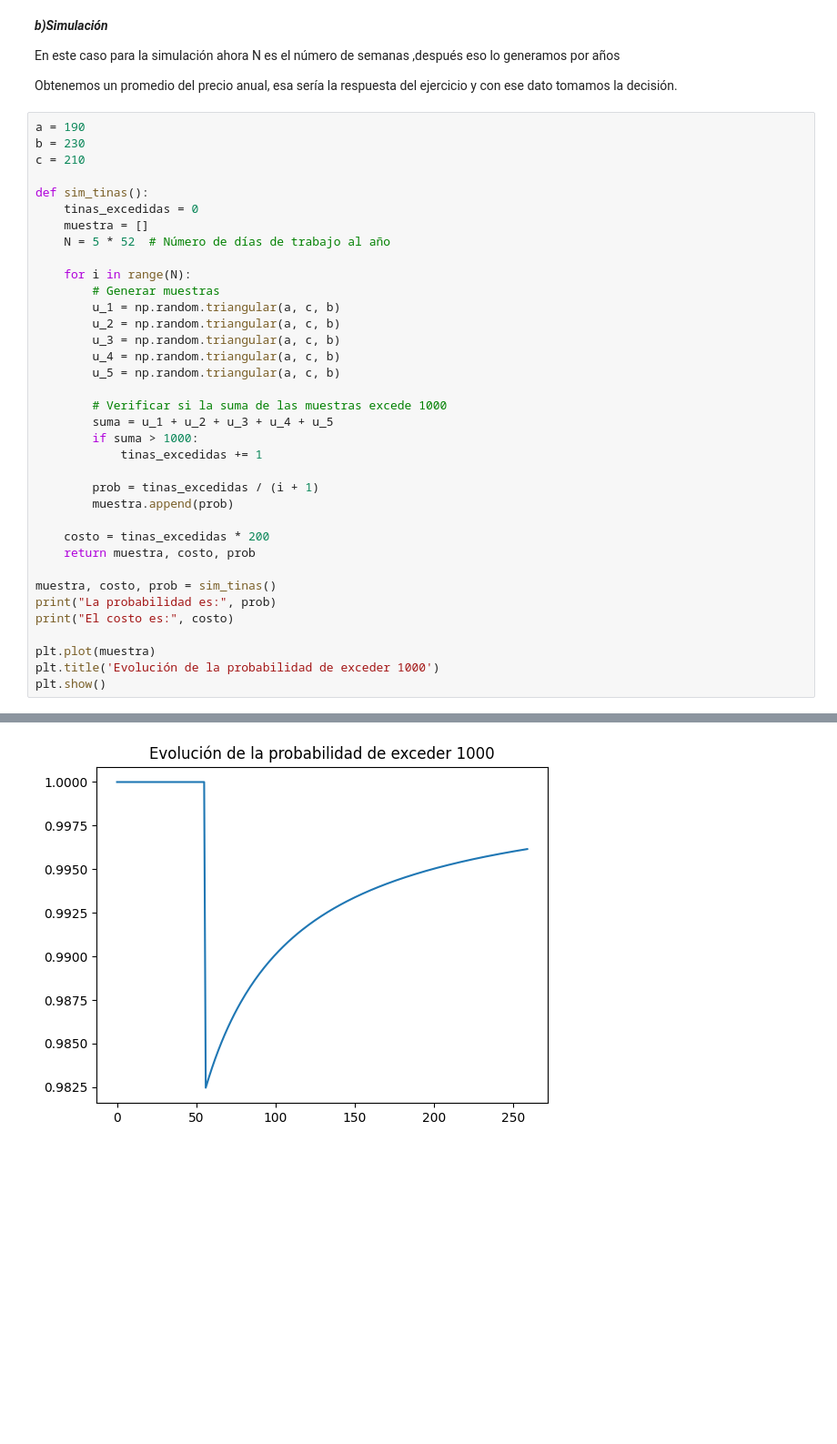
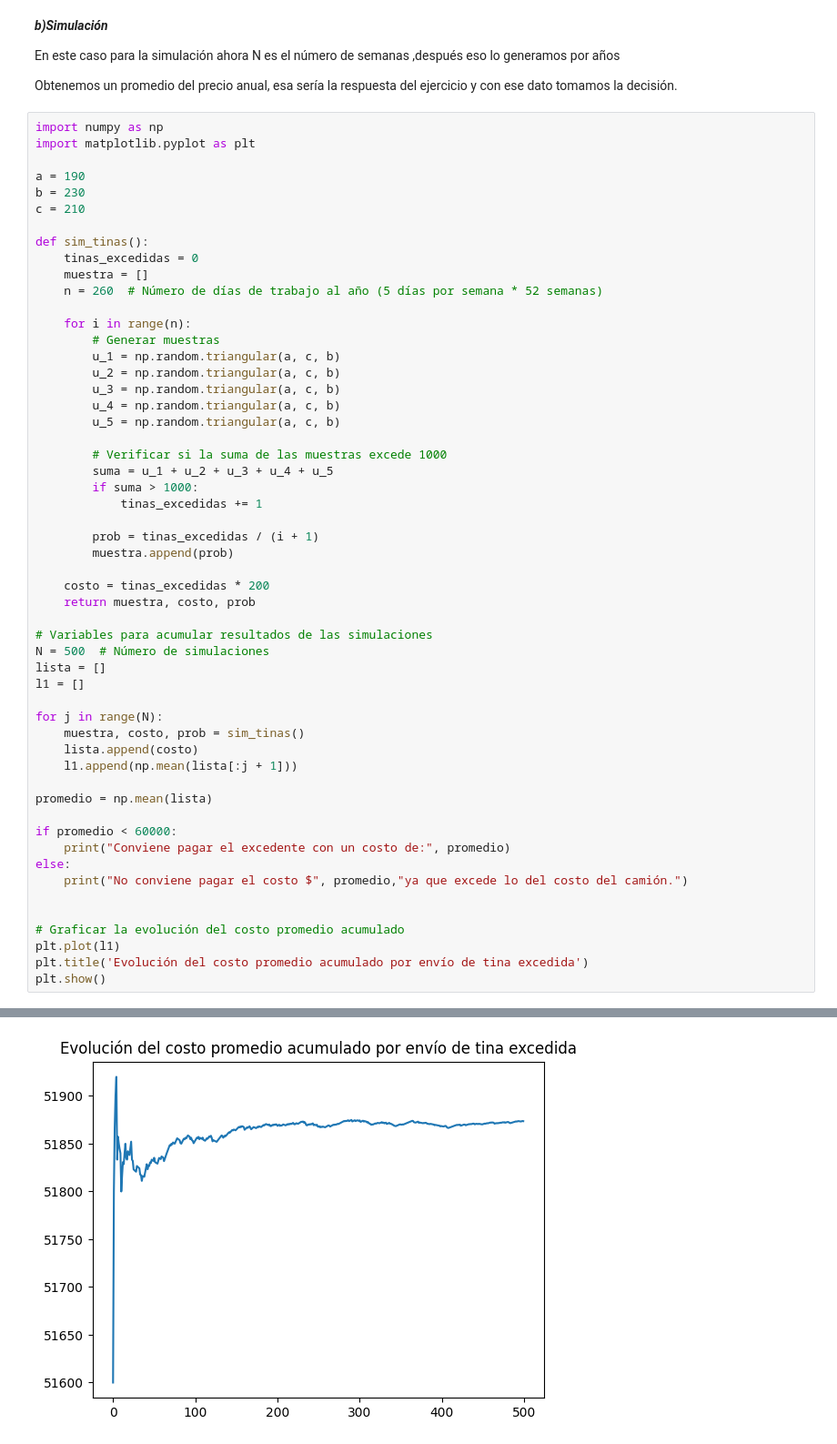
Before and after one commit to Anali24/SIMULACION-I, a Jupyter notebook: Transporte_SI.ipynb, the cells around one changed output, grey strips where cells are left out. Shown at 91% size. Saved outputs shown, nothing was run; the diff lists cells and outputs as text; blank space fills up the shorter version.

```diff
--- a/Transporte_SI.ipynb
+++ b/Transporte_SI.ipynb
@@ -236,6 +236,9 @@ En este caso para la simulación ahora N es el número de semanas ,después eso
 
 Obtenemos un promedio del precio anual, esa sería la respuesta del ejercicio y con ese dato tomamos la decisión.
 # %%
+import numpy as np
+import matplotlib.pyplot as plt
+
 a = 190
 b = 230
 c = 210
@@ -243,9 +246,9 @@ c = 210
 def sim_tinas():
     tinas_excedidas = 0
     muestra = []
-    N = 5 * 52  # Número de días de trabajo al año
+    n = 260  # Número de días de trabajo al año (5 días por semana * 52 semanas)
 
-    for i in range(N):
+    for i in range(n):
         # Generar muestras
         u_1 = np.random.triangular(a, c, b)
         u_2 = np.random.triangular(a, c, b)
@@ -264,11 +267,26 @@ def sim_tinas():
     costo = tinas_excedidas * 200
     return muestra, costo, prob
 
-muestra, costo, prob = sim_tinas()
-print("La probabilidad es:", prob)
-print("El costo es:", costo)
+# Variables para acumular resultados de las simulaciones
+N = 500  # Número de simulaciones
+lista = []
+l1 = []
 
-plt.plot(muestra)
-plt.title('Evolución de la probabilidad de exceder 1000')
+for j in range(N):
+    muestra, costo, prob = sim_tinas()
+    lista.append(costo)
+    l1.append(np.mean(lista[:j + 1]))
+
+promedio = np.mean(lista)
+
+if promedio < 60000:
+    print("Conviene pagar el excedente con un costo de:", promedio)
+else:
+    print("No conviene pagar el costo $", promedio,"ya que excede lo del costo del camión.")
+
+
+# Graficar la evolución del costo promedio acumulado
+plt.plot(l1)
+plt.title('Evolución del costo promedio acumulado por envío de tina excedida')
 plt.show()
 # %% [output]
@@ -277 +294 @@ El costo es: 51800
-[figure, old version]
+[figure, new version]
```
Also changed, not shown: parts of 3 cells of this notebook.
